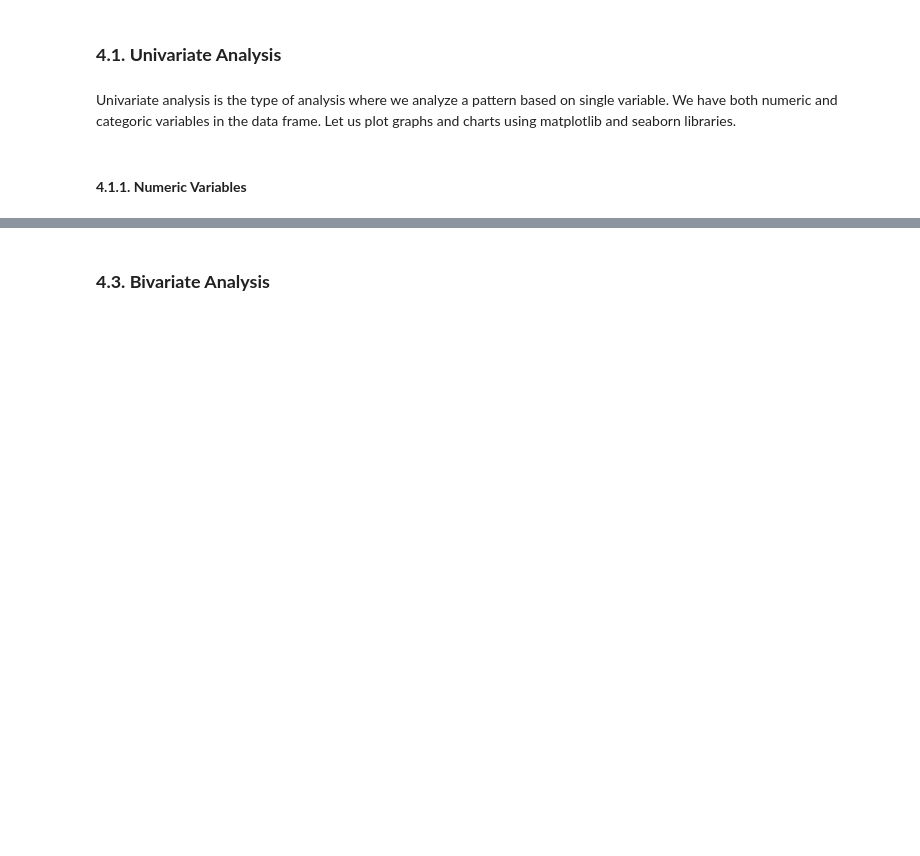
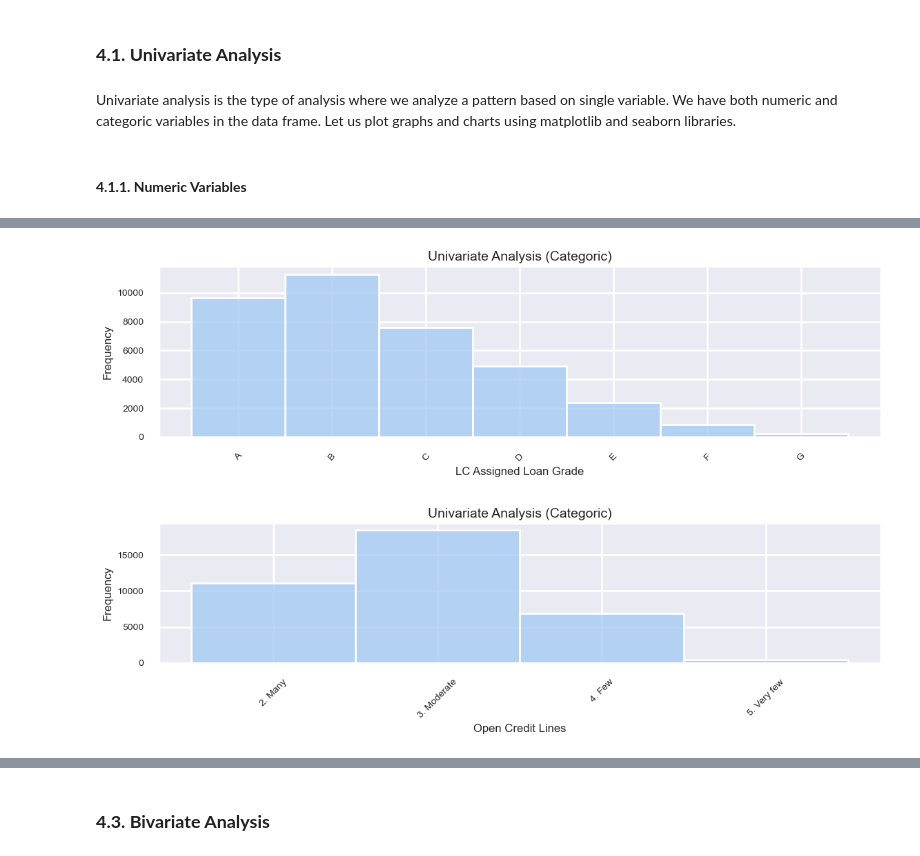
Before and after one commit to uvarajthulasiram/LendingClubCaseStudy, a Jupyter notebook: RefactorV1.ipynb, the cells around one changed output, grey strips where cells are left out. Drawn from its saved outputs; the diff is of its cells as text; code cells hidden in the pictures; blank space fills up the shorter version.

```diff
--- a/RefactorV1.ipynb
+++ b/RefactorV1.ipynb
@@ -663,0 +713,6 @@ Univariate analysis is the type of analysis where we analyze a pattern based on
+# %%
+univariate_analysis('hist', 'Categoric', df, 'grade', 'LC Assigned Loan Grade', showKde=False)
+univariate_analysis('hist', 'Categoric', df, 'd_open_acc_categories', 'Open Credit Lines', showKde=False)
+# %% [output]
+[figure, added]
+[figure, added]
```
Also changed, not shown: parts of 23 cells of this notebook.
